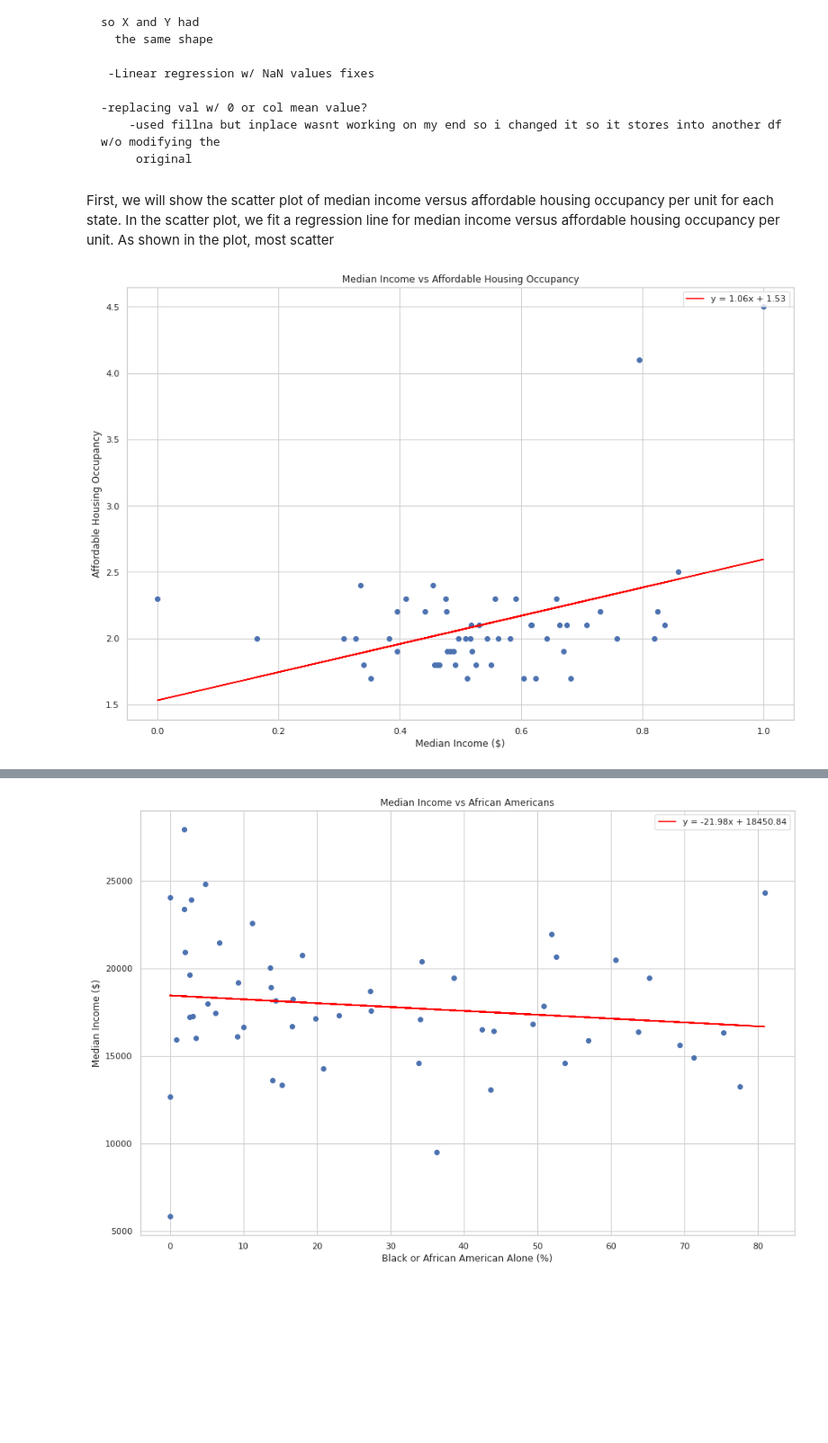
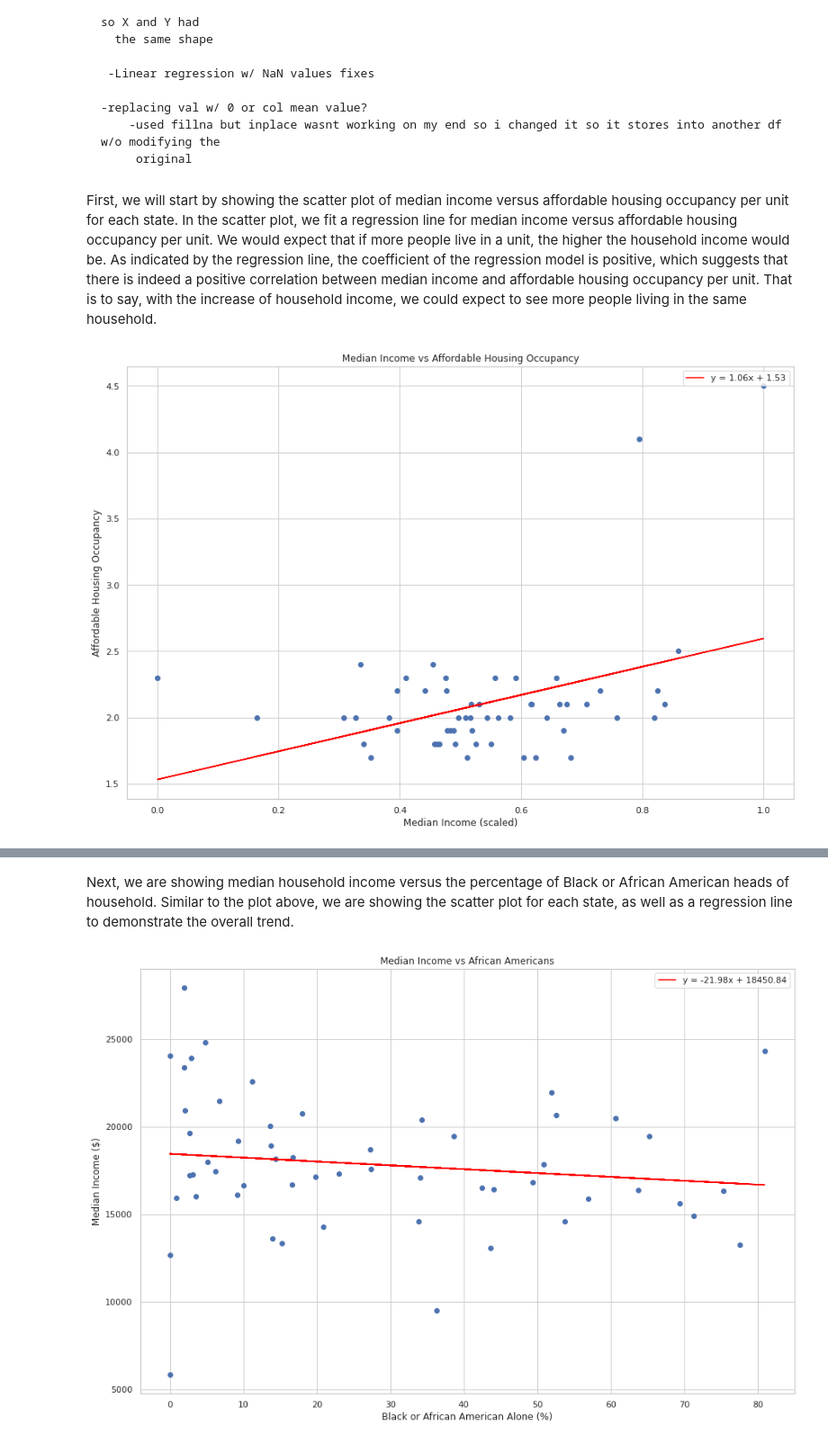
Before and after one commit to samuelscheffler/Housing-Data-Analysis, a Jupyter notebook: final-tutorial.ipynb, the cells around one changed output, grey strips where cells are left out. Shown at 90% size. Saved outputs shown, nothing was run; the diff lists cells and outputs as text; code cells hidden in the pictures; blank space fills up the shorter version.

```diff
--- a/final-tutorial.ipynb
+++ b/final-tutorial.ipynb
@@ -419,7 +419,7 @@ state_2018.sort_index(inplace=True)
 state_2018 = state_2018.rename(index={'Northern Mariana Islands': 'Northern Mariana'})
 state_2018 = state_2018.drop("Missing")
 # %% [markdown]
-First, we will show the scatter plot of median income versus affordable housing occupancy per unit for each state. In the scatter plot, we fit a regression line for median income versus affordable housing occupancy per unit. As shown in the plot, most scatter
+First, we will start by showing the scatter plot of median income versus affordable housing occupancy per unit for each state. In the scatter plot, we fit a regression line for median income versus affordable housing occupancy per unit. We would expect that if more people live in a unit, the higher the household income would be. As indicated by the regression line, the coefficient of the regression model is positive, which suggests that there is indeed a positive correlation between median income and affordable housing occupancy per unit. That is to say, with the increase of household income, we could expect to see more people living in the same household.
 # %%
 ##Missing val, replace val w/ mean of column (also is the default func of sklearn imputer)
 household_income_df_mod = household_income_df.fillna(household_income_df.mean())
@@ -436,35 +436,35 @@ scaler = MinMaxScaler()
 df_median_income = household_income_df_mod[["Median Income ($)"]]
 df_norm = pd.DataFrame(scaler.fit_transform(df_median_income), columns=df_median_income.columns)
 
 ##Reshaping cols for linear regression
 X = df_norm["Median Income ($)"].values.reshape(-1,1)
 Y = state_2018["Occupancy/unit"].values.reshape(-1,1)
 
 
 ##Creating linear regression
 lin_regr = LinearRegression()
 reg = lin_regr.fit(X, Y)
 
 ##Predictions
 Y_pred = lin_regr.predict(X)
 
 m = reg.coef_[0][0]
 b = reg.intercept_[0]
 
 line_label = "y = {:.2f}x + {:.2f}".format(m, b)
 
 ##Plotting
 plt.figure(figsize=(15,10))
 plt.scatter(X,Y)
 plt.plot(X,Y_pred, color='red', label=line_label)
-plt.xlabel("Median Income ($)")
+plt.xlabel("Median Income (scaled)")
 plt.ylabel("Affordable Housing Occupancy")
 plt.title("Median Income vs Affordable Housing Occupancy")
 plt.legend(loc='upper right')
 
 plt.show()
 # %% [output]
-[figure, old version]
+[figure, new version]
 # %%
 X2 = sm.add_constant(X)
 model = sm.OLS(Y, X2)
@@ -488,6 +488,8 @@ Notes:
 [1] Standard Errors assume that the covariance matrix of the errors is correctly specified.
 [2] The condition number is large, 8.7e+04. This might indicate that there are
 strong multicollinearity or other numerical problems.
+# %% [markdown]
+Next, we are showing median household income versus the percentage of Black or African American heads of household. Similar to the plot above, we are showing the scatter plot for each state, as well as a regression line to demonstrate the overall trend.
 # %%
 ##Median income vs African Americans
 
```
